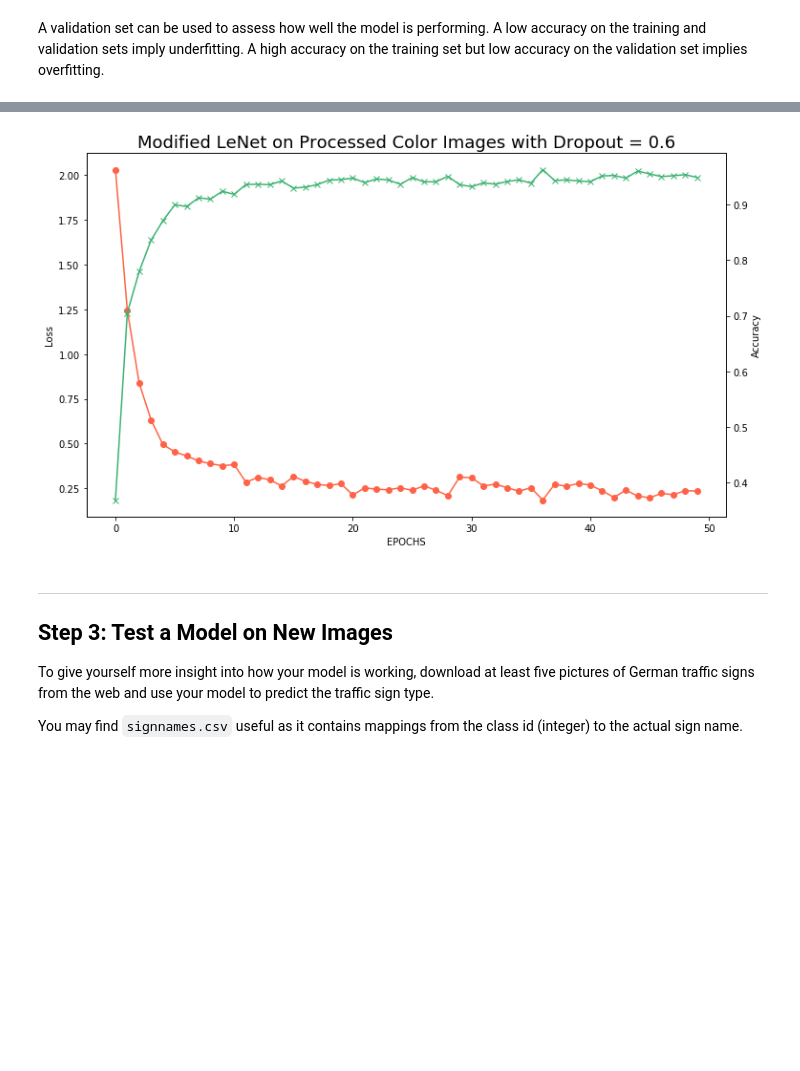
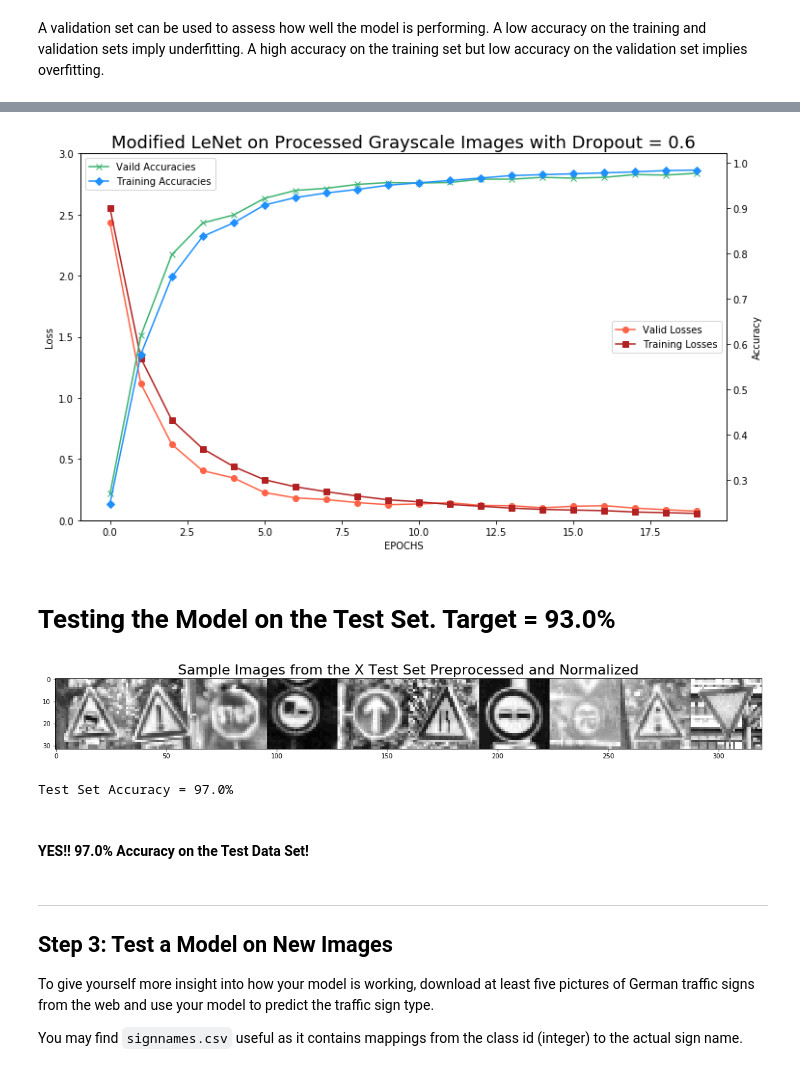
Before and after one commit to todddangerfarr/sdcnd_p2_traffic_sign_classifier, a Jupyter notebook: Traffic_Sign_Classifier.ipynb, the cells around one changed output, grey strips where cells are left out. Drawn from its saved outputs; the diff is of its cells as text; code cells hidden in the pictures; blank space fills up the shorter version.

Commit message:
Test Accuracy: 97% - Finished writeup for first Submission.

```diff
--- a/Traffic_Sign_Classifier.ipynb
+++ b/Traffic_Sign_Classifier.ipynb
@@ -329,7 +340,7 @@ def create_transformed_images(num_of_each, X_train, y_train):
     for img_index in range(len(X_train)):
         for i in range(num_of_each):
             y_data.append(y_train[img_index])
-            X_data.append(warp(rotate(translate(scale(clahe_equalization(X_train[img_index]))))))
+            X_data.append(grayscale(clahe_equalization(warp(rotate(translate(scale(X_train[img_index])))))))
 
     # ensure image arrays are saved as the same dtype as the original dataset
     X_data = np.array(X_data, dtype = np.uint8())
@@ -421,7 +437,7 @@ class_dist(y_train_increased)
 import tensorflow as tf
 from tensorflow.contrib.layers import flatten
 
-EPOCHS = 50
+EPOCHS = 20
 BATCH_SIZE = 128
 # %% [markdown]
 # LeNet Architecture (Base Line)
@@ -529,7 +549,7 @@ sets imply underfitting. A high accuracy on the training set but low accuracy on
 ### the accuracy on the test set should be calculated and reported as well.
 ### Feel free to use as many code cells as needed.
 
-x = tf.placeholder(tf.float32, (None, 32, 32, 3))
+x = tf.placeholder(tf.float32, (None, 32, 32, 1))
 y = tf.placeholder(tf.int32, (None))
 keep_prob = tf.placeholder(tf.float32)
 one_hot_y = tf.one_hot(y, n_classes)
@@ -579,8 +600,8 @@ def evaluate(X_data, y_data):
 # import shuffle
 from sklearn.utils import shuffle
 
-losses = []
-accuracies = []
+valid_losses, valid_accuracies = [[],[]]
+train_losses, train_accuracies = [[],[]]
 
 # Run the tensor Session
 with tf.Session() as session:
@@ -590,22 +611,28 @@ with tf.Session() as session:
     print('Training the Model...')
     print()
     for i in range(EPOCHS):
-        X_train, y_train = shuffle(X_train_increased, y_train_increased)
+        X_train, y_train = shuffle(X_train_normalized, y_train_increased)
         for offset in range(0, num_examples, BATCH_SIZE):
             end = offset + BATCH_SIZE
             batch_x, batch_y = X_train[offset:end], y_train[offset:end]
             session.run(training_operation, feed_dict={x: batch_x, y: batch_y, keep_prob: 0.6})
 
-        loss, validation_accuracy = evaluate(X_valid, y_valid)
-        losses.append(loss)
-        accuracies.append(validation_accuracy)
-        print('EPOCH: {:2} - Loss: {:.3f}, Validation Accuracy: {:.3f}'.format(i+1, loss, validation_accuracy))
+        training_loss, training_accuracy = evaluate(X_train_normalized, y_train_increased)
+        validation_loss, validation_accuracy = evaluate(X_valid_normalized, y_valid)
+        valid_losses.append(validation_loss)
+        valid_accuracies.append(validation_accuracy)
+        train_losses.append(training_loss)
+        train_accuracies.append(training_accuracy)
+        print('EPOCH: {:2}'.format(i+1))
+        print('Training Loss:   {:.3f}, Training Accuracy:   {:.3f}'.format(training_loss, training_accuracy))
+        print('Validation Loss: {:.3f}, Validation Accuracy: {:.3f}'.format(validation_loss, validation_accuracy))
+        print()
 
     try:
         saver
     except NameError:
         saver = tf.train.Saver()
-    saver.save(session, 'lenet_with_dropout')
+    saver.save(session, 'lenet_with_dropout_gray')
     print('Model Saved.')
 # %% [output]
 Training the Model...
@@ -627,15 +654,26 @@ EPOCH: 50 - Loss: 0.234, Validation Accuracy: 0.949
 Model Saved.
 # %%
-# plot the loss curve.
+# plot the loss and accuracy curves for the trained model.
 f, ax = plt.subplots(1)
 f.set_size_inches(12, 7)
 ax2 = ax.twinx()
-plt.title('Modified LeNet on Processed Color Images with Dropout = 0.6', fontsize=18)
-ax.plot(losses, color='tomato', marker='o', label='Losses')
-ax2.plot(accuracies, color='mediumseagreen', marker='x', label='Accuracies')
+plt.title('Modified LeNet on Processed Grayscale Images with Dropout = 0.6', fontsize=18)
+
+# plotting losses and accuraccies over EPOCHS
+ax.plot(valid_losses, color='tomato', marker='o', label='Valid Losses')
+ax.plot(train_losses, color='firebrick', marker='s', label='Training Losses')
+ax2.plot(valid_accuracies, color='mediumseagreen', marker='x', label='Vaild Accuracies')
+ax2.plot(train_accuracies, color='dodgerblue', marker='D', label='Training Accuracies')
+
+# plot formatting
+ax.set_ylim(0, 3)
 ax.set_xlabel('EPOCHS')
 ax.set_ylabel('Loss')
+ax.legend(frameon=True, loc=5)
 ax2.set_ylabel('Accuracy')
+ax2.legend(frameon=True)
 plt.show()
 # %% [output]
-[figure, old version]
+[figure, new version]
+# %% [markdown]
+# Testing the Model on the Test Set.  Target = 93.0%
@@ -642,3 +684,25 @@ plt.show()
+# %%
+images = []
+plt.figure(figsize=(20, 5))
+plt.title('Sample Images from the X Test Set Preprocessed and Normalized', fontsize=22)
+for i in np.random.choice(range(len(X_test_normalized)), 10):
+    images.append(X_test_normalized[i].squeeze())
+plt.imshow(np.hstack(images), cmap='gray')
+plt.show()
+# %% [output]
+[figure, added]
+# %%
+# Evaluate the model on the test set
+with tf.Session() as sess:
+    sess.run(tf.global_variables_initializer())
+    loader = tf.train.import_meta_graph('./lenet_with_dropout_gray.meta')
+    loader.restore(sess, tf.train.latest_checkpoint('./'))
+    test_accuracy = evaluate(X_test_normalized, y_test)
+    print("Test Set Accuracy = {:.1f}%".format(test_accuracy[1]*100))
+# %% [output]
+Test Set Accuracy = 97.0%
+# %% [markdown]
+#### YES!! 97.0% Accuracy on the Test Data Set!
 # %% [markdown]
 ---
 
```
Also changed, not shown: parts of 20 cells of this notebook, 31 other files.
